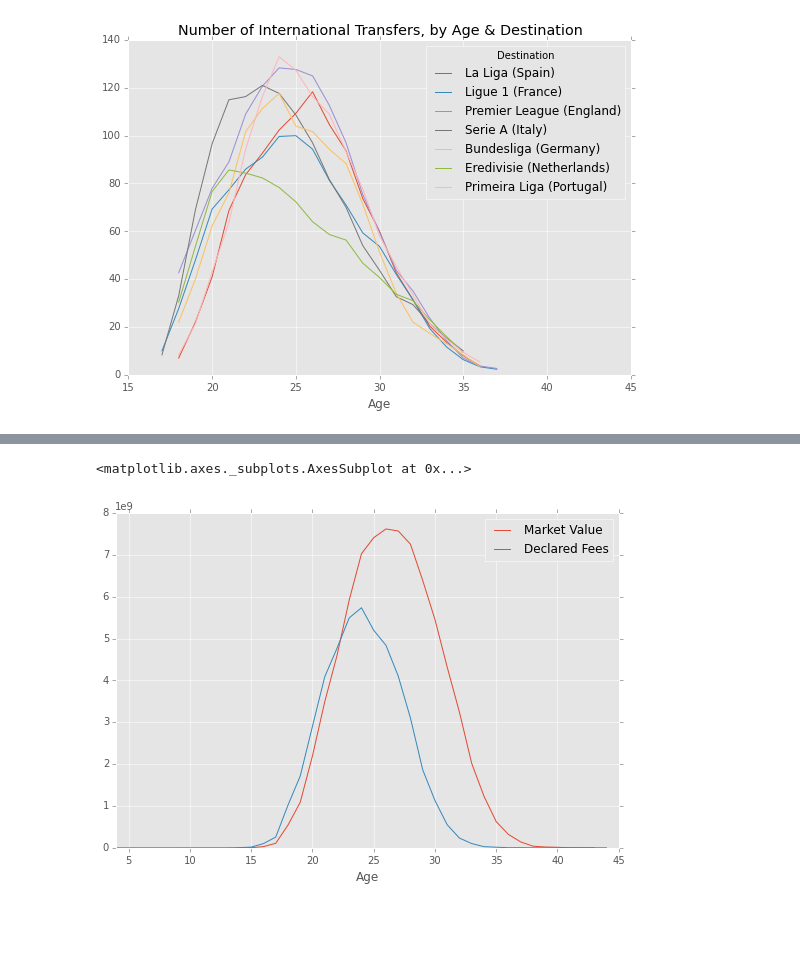
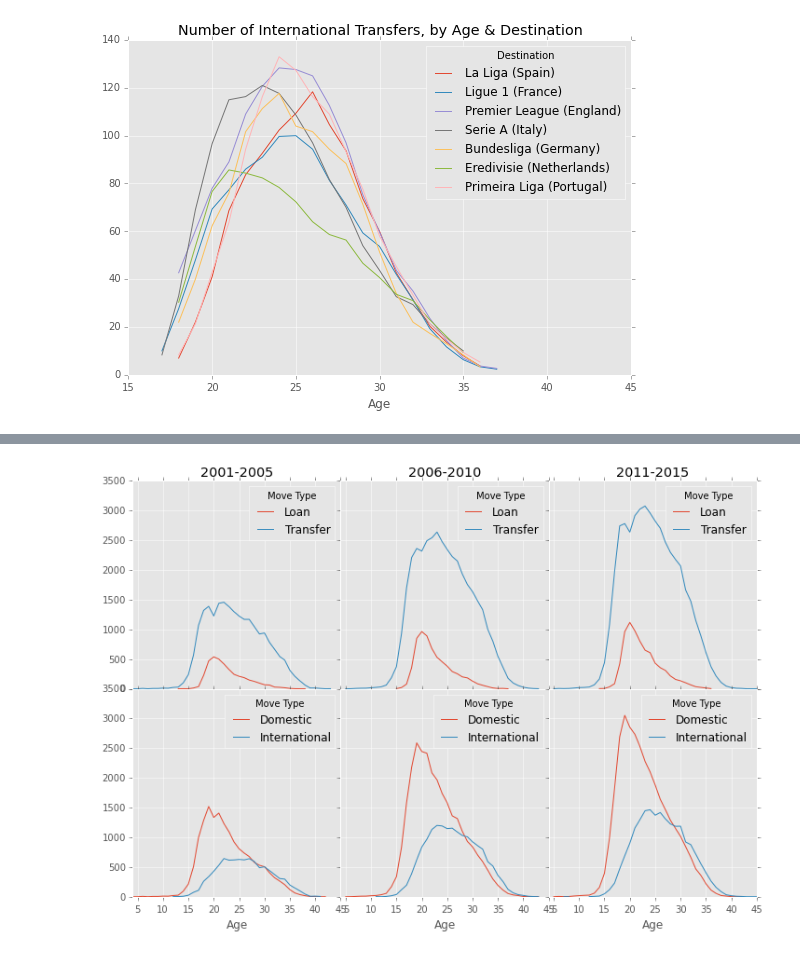
Before and after one commit to kebuhcah/soccer-history, a Jupyter notebook: notebooks/age_distributions.ipynb, the cells around one changed output, grey strips where cells are left out. Saved outputs shown, nothing was run; the diff lists cells and outputs as text; code cells hidden in the pictures; blank space fills up the shorter version.

```diff
--- a/notebooks/age_distributions.ipynb
+++ b/notebooks/age_distributions.ipynb
@@ -34,5 +48,0 @@ transfers.join(pd.Series(np.where(transfers['fromCountry']==transfers['toCountry
-# %%
-nonloans.groupby('Age')['mv','feeValue'].sum().rename(columns={'mv':'Market Value','feeValue':'Declared Fees'}).plot.line(figsize=(9,6))
-# %% [output]
-<matplotlib.axes._subplots.AxesSubplot at 0x...>
-[figure, removed]
@@ -42,0 +49,25 @@ leagueCodeMapping = {'GB1':'Premier League (England)','FR1':'Ligue 1 (France)',
+# %%
+t=transfers
+
+fig, axes = plt.subplots(nrows=2, ncols=3, figsize=(12, 8),sharex=True,sharey=True)
+
+isLoan=t.join(pd.Series(np.where(t['isLoan'],'Loan','Transfer')).rename('Move Type')).groupby(['Age','Move Type','period'])['id'].count().unstack().unstack()
+
+
+foreignVdomestic =t.join(pd.Series(np.where(t['fromCountry']==t['toCountry'],'Domestic','International')).rename('Move Type'))\
+    .groupby(['Age','Move Type','period'])['id'].count().unstack().unstack()
+
+isLoan['(2000, 2005]'].plot(ax=axes[0,0],title='2001-2005')
+isLoan['(2005, 2010]'].plot(ax=axes[0,1],title='2006-2010')
+isLoan['(2010, 2015]'].plot(ax=axes[0,2],title='2011-2015')
+
+foreignVdomestic['(2000, 2005]'].plot(ax=axes[1,0])
+foreignVdomestic['(2005, 2010]'].plot(ax=axes[1,1])
+foreignVdomestic['(2010, 2015]'].plot(ax=axes[1,2])
+
+
+plt.subplots_adjust(wspace=0,hspace=0)
+
+fig.savefig('loan_intl.png')
+# %% [output]
+[figure, added]
```
Also changed, not shown: parts of 9 cells of this notebook, 3 other files.
